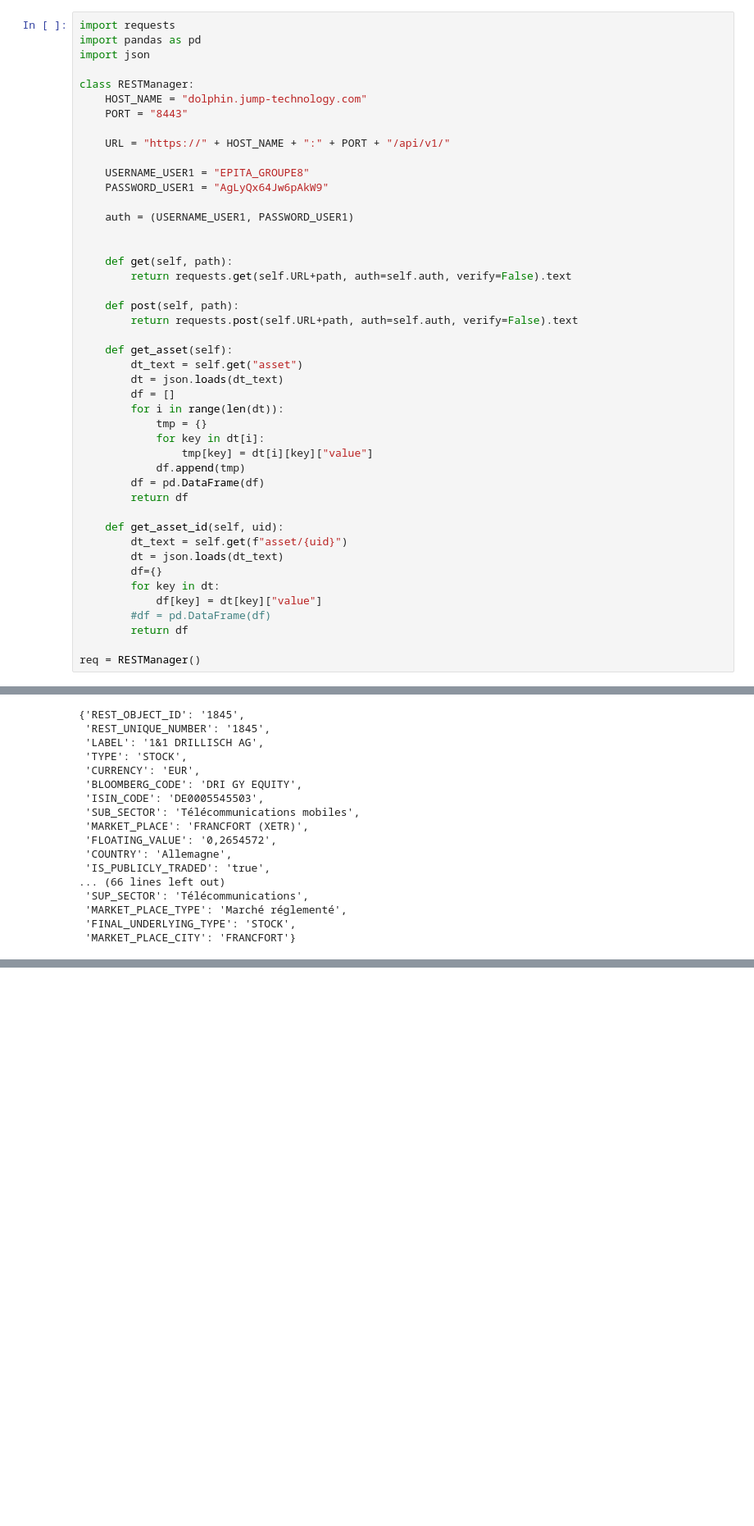
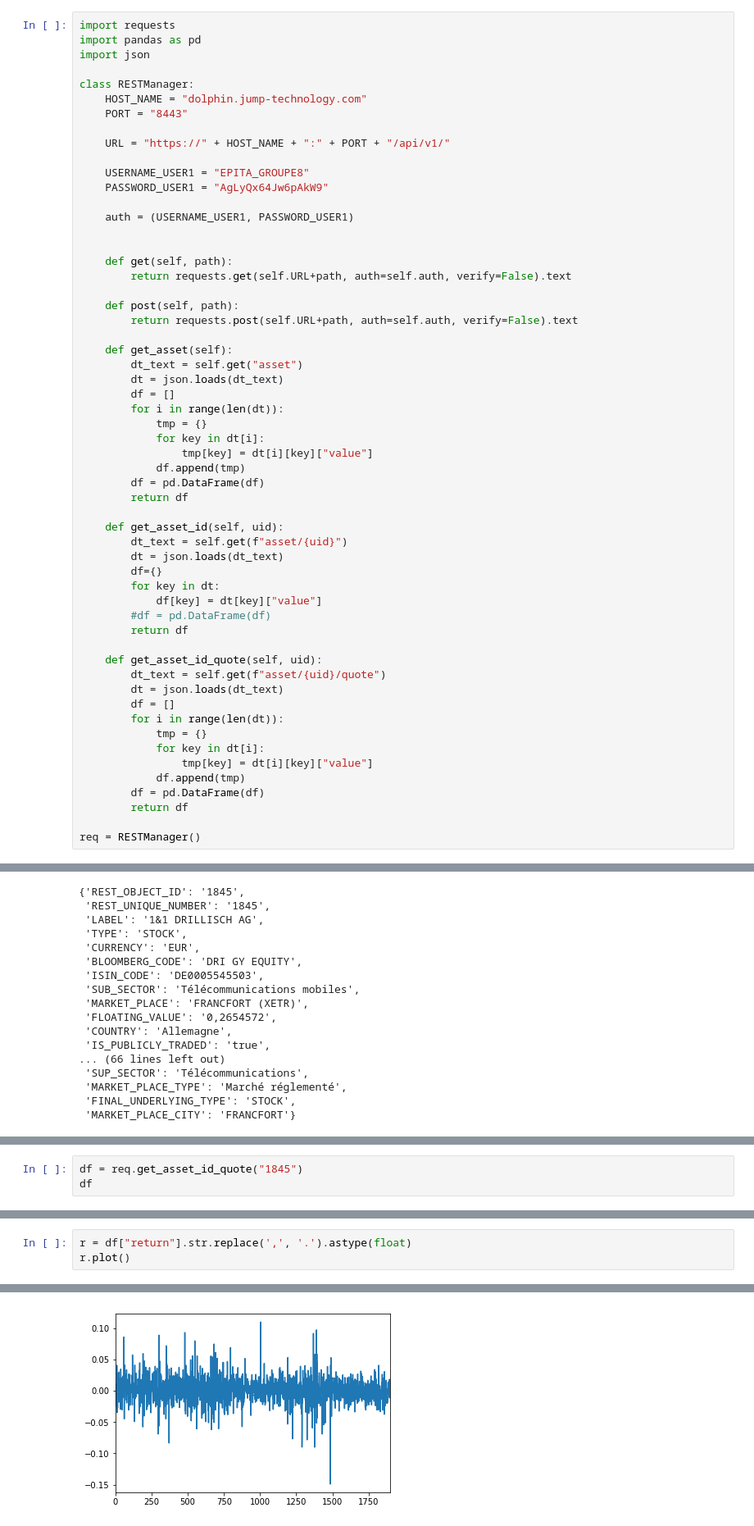
Before and after one commit to landEpita/Dolphin, a Jupyter notebook: recherche.ipynb, the cells around one changed output, grey strips where cells are left out. Shown at 82% size. Drawn from its saved outputs; the diff is of its cells as text; blank space fills up the shorter version.

```diff
--- a/recherche.ipynb
+++ b/recherche.ipynb
@@ -42,6 +45,18 @@ class RESTManager:
         #df = pd.DataFrame(df)
         return df
 
+    def get_asset_id_quote(self, uid):
+        dt_text = self.get(f"asset/{uid}/quote")
+        dt = json.loads(dt_text)
+        df = []
+        for i in range(len(dt)):
+            tmp = {}
+            for key in dt[i]:
+                tmp[key] = dt[i][key]["value"]
+            df.append(tmp)
+        df = pd.DataFrame(df)
+        return df
+
 req = RESTManager()
 # %%
 df = req.get_asset()
@@ -94,0 +108,3 @@ req.get_asset_id("1845")
+# %%
+df = req.get_asset_id_quote("1845")
+df
@@ -94,0 +134,4 @@ req.get_asset_id("1845")
+# %%
+r = df["return"].str.replace(',', '.').astype(float)
+r.plot()
+# %% [output]
@@ -94,0 +139 @@ req.get_asset_id("1845")
+[figure, added]
```
Also changed, not shown: parts of 6 cells of this notebook, 1 other file.
